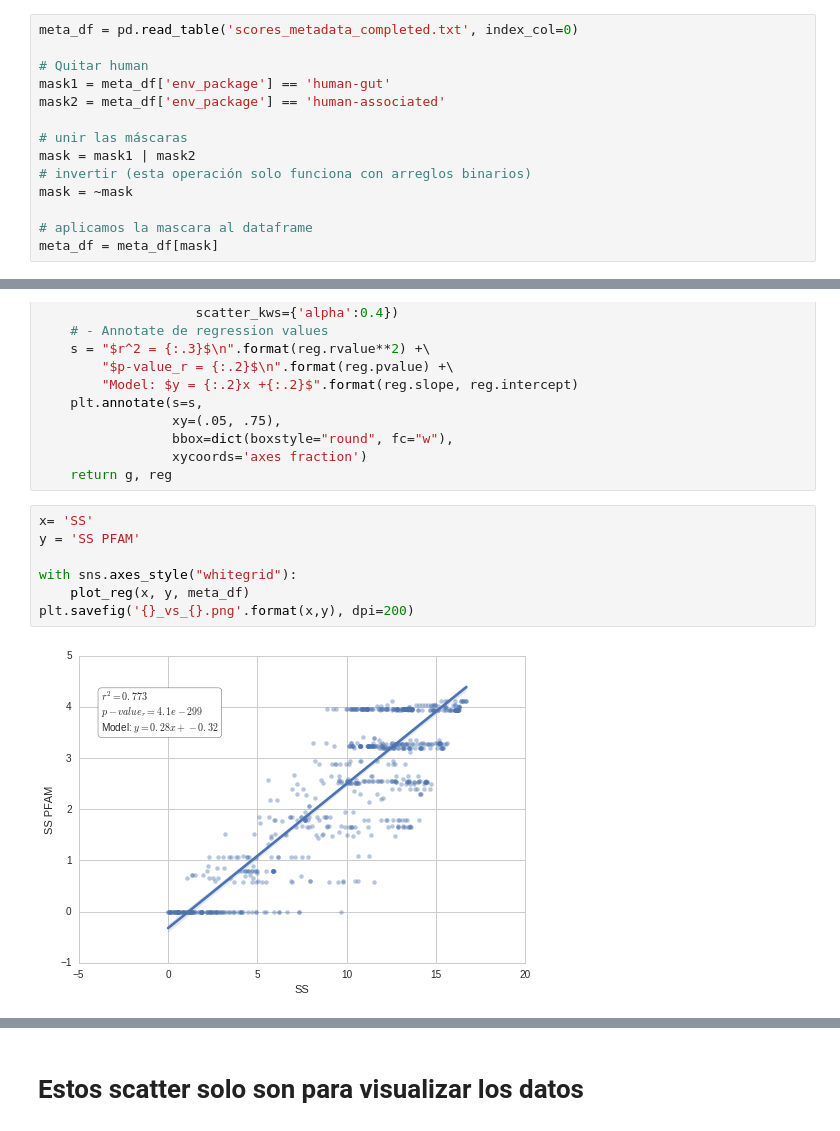
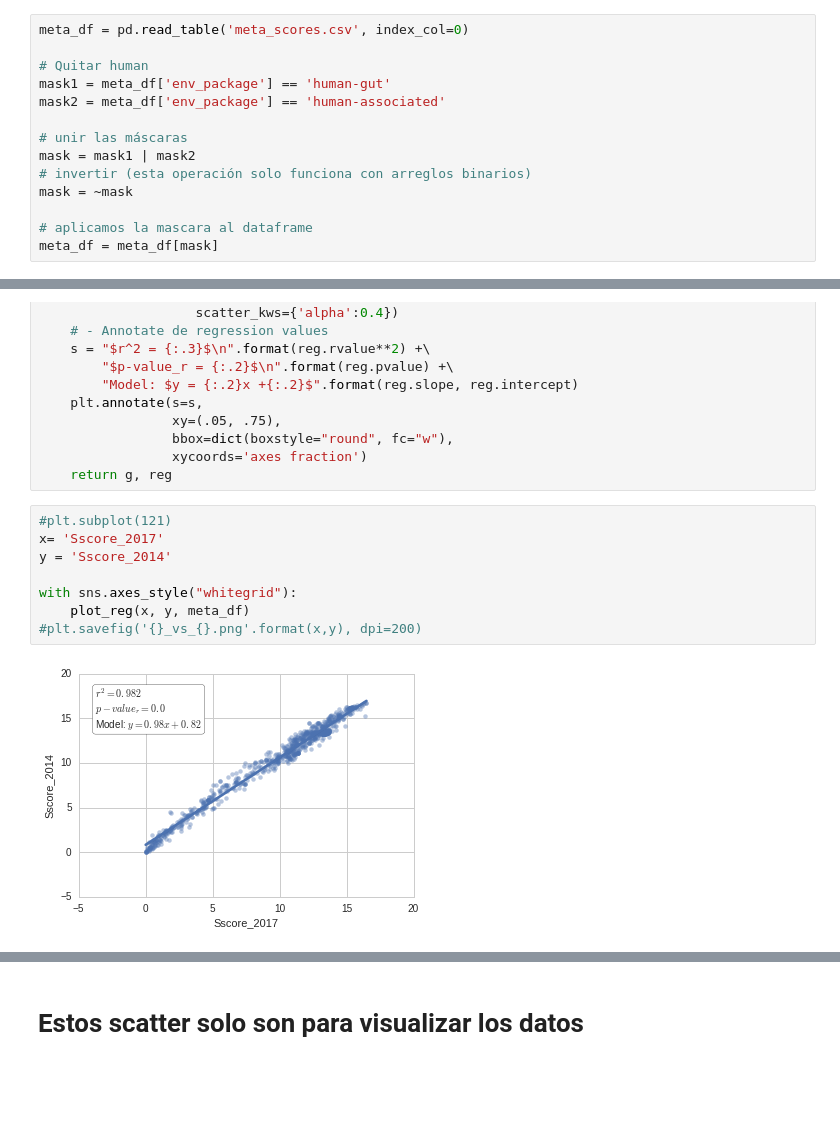
Before and after one commit to eead-csic-compbio/metagenome_Pfam_score, a Jupyter notebook: data/metagenomic_dataset/Scatter_regresion.ipynb, the cells around one changed output, grey strips where cells are left out. Saved outputs shown, nothing was run; the diff lists cells and outputs as text; blank space fills up the shorter version.

```diff
--- a/data/metagenomic_dataset/Scatter_regresion.ipynb
+++ b/data/metagenomic_dataset/Scatter_regresion.ipynb
@@ -25,5 +11,5 @@ Entonces, cargamos las tablas con metadatos en un _dataframe_ de _pandas_.
 # %%
-meta_df = pd.read_table('scores_metadata_completed.txt', index_col=0)
+meta_df = pd.read_table('meta_scores.csv', index_col=0)
 
 # Quitar human
 mask1 = meta_df['env_package'] == 'human-gut'
@@ -150,11 +102,12 @@ def plot_reg(x_label, y_label, df, color=None):
                  xycoords='axes fraction')
     return g, reg
 # %%
-x= 'SS'
-y = 'SS PFAM'
+#plt.subplot(121)
+x= 'Sscore_2017'
+y = 'Sscore_2014'
 
 with sns.axes_style("whitegrid"):
     plot_reg(x, y, meta_df)
-plt.savefig('{}_vs_{}.png'.format(x,y), dpi=200)
+#plt.savefig('{}_vs_{}.png'.format(x,y), dpi=200)
 # %% [output]
-[figure, old version]
+[figure, new version]
```
Also changed, not shown: parts of 12 cells of this notebook.
